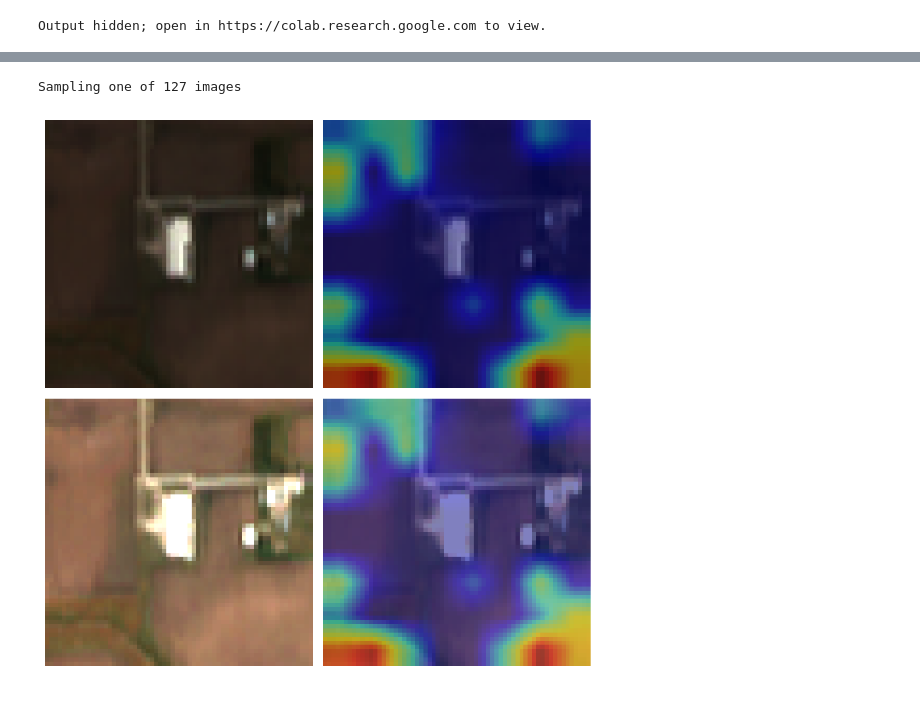
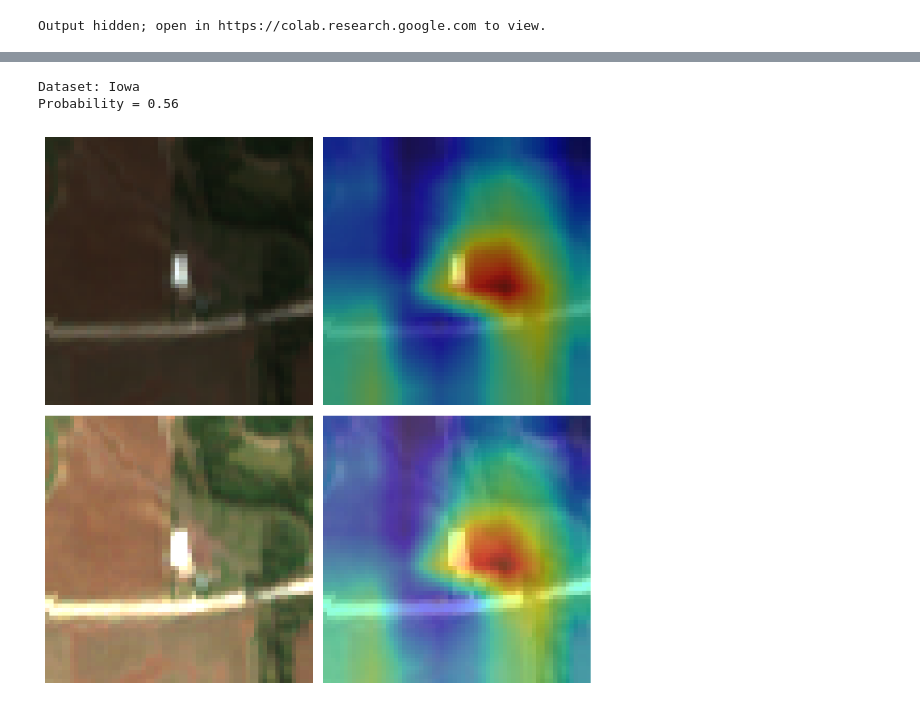
Before and after one commit to rachelemason/CAFO-AI, a Jupyter notebook: 12_betterModel.ipynb, the cells around one changed output, grey strips where cells are left out. Saved outputs shown, nothing was run; the diff lists cells and outputs as text; code cells hidden in the pictures.

```diff
--- a/12_betterModel.ipynb
+++ b/12_betterModel.ipynb
@@ -60,20 +60,20 @@ data_path = "/content/drive/MyDrive/CAFO_data/forTraining/"
 
 # Code does not do anything about the fact that Iowa and Mexico have
 # many more farms and not-farms than the other datasets
-datasets = ["chl", "rou", "iowa"]
+datasets = ["chl", "rou", "iowa", "mex"]
 
 gdf_list = []
 for place in datasets:
   gdf = pd.read_pickle(f'{data_path}{place}_final.pkl')
   print(f"There are {len(gdf)} rows in the {place} dataset")
-  if place in ["iowa"]:
+  #if place in ["iowa", "mex"]:
     #print(f" -- Sampling all not-farms and 1000 farms from {place} dataset")
     #gdf1 = gdf[gdf["Farm type"] == "Non-farm"]
     #gdf2 = gdf[gdf["Farm type"] != "Non-farm"].sample(1000)
     #gdf = pd.concat([gdf1, gdf2])
-    print("Sampling 1500 rows from the Iowa dataset")
-    gdf = gdf.sample(1500)
-    print(len(gdf))
+    #print(f"Sampling 1500 rows from the {place} dataset")
+    #gdf = gdf.sample(1500)
+    #print(len(gdf))
   gdf_list.append(gdf)
 
 data = pd.concat(gdf_list).reset_index(drop=True)
@@ -178,7 +177,7 @@ val_datagen = ImageDataGenerator(
 
 input_shape=X_train.shape[1:]
 optimizer=Adam(learning_rate=0.001)
-weights_file = f'/content/drive/MyDrive/CAFO_models/better{model_name}_step1.keras'
+weights_file = None #f'/content/drive/MyDrive/CAFO_models/better{model_name}_step1.keras'
 
 # Load pretrained layers, excluding fully-connected layers
 base_model = use_model(include_top=False,
@@ -237,7 +232,7 @@ es = EarlyStopping(
                   monitor='val_loss',
                   mode='min',
                   restore_best_weights=True,
-                  min_delta=0,
+                  min_delta=0.01, #increased from 0
                   patience=4, #reduced from 6
                   verbose=2
                   )
@@ -246,7 +241,7 @@ mc = ModelCheckpoint(
                     f'/content/drive/MyDrive/CAFO_models/better{model_name}_step1.keras',
                     monitor='val_accuracy',
                     mode='max',
-                    verbose=2,
+                    verbose=3,
                     save_best_only=True
                     )
 
@@ -378,19 +393,20 @@ Output hidden; open in https://colab.research.google.com to view.
 # %%
 # Define the last convolutional layer based on the model type
 last_conv_layer_name = 'block4_conv3' if use_model == VGG16 else 'top_conv'
 
 # Get a test image
-prediction = 0
-label = 0
-probability_range = (0.5, 1.0)
+prediction = 1
+label = 1
+probability_range = (0.5, 0.7)
 image, preprocessed_image = utils.select_test_image(X_test, model_name,\
                                                     results_ft, prediction,\
                                                     label, probability_range)
 
 # Create and display its Grad-CAM heatmap
-heatmap = utils.get_gradcam_heatmap(model, preprocessed_image, last_conv_layer_name,\
-                              prediction)
+heatmap = utils.get_gradcam_heatmap(model, preprocessed_image,\
+                                    last_conv_layer_name, prediction)
 utils.display_gradcam(image, heatmap, alpha=0.5)
 # %% [output]
-Sampling one of 127 images
+Dataset: Iowa
+Probability = 0.56
-[figure, old version]
+[figure, new version]
```
Also changed, not shown: parts of 8 cells of this notebook, 2 other files.
